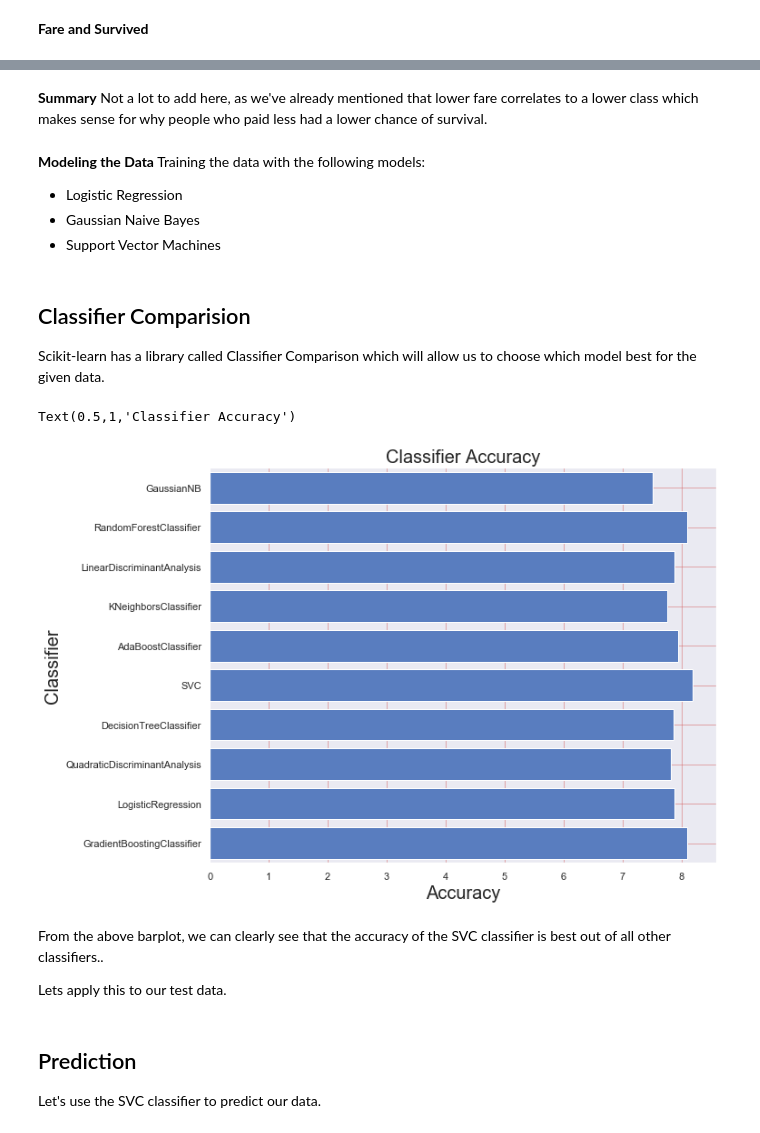
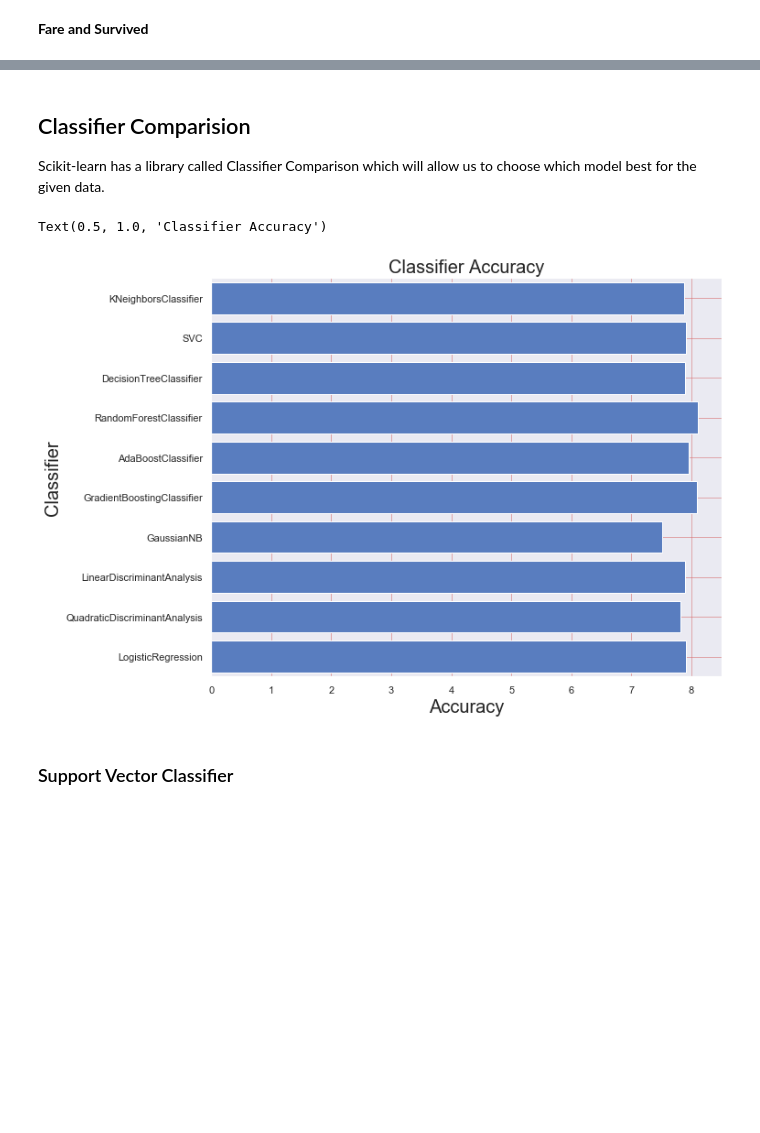
Before and after one commit to bouchara0303/titanicML, a Jupyter notebook: ML Project.ipynb, the cells around one changed output, grey strips where cells are left out. Cells and saved outputs as stored; diff of their text form; code cells hidden in the pictures; blank space fills up the shorter version.

Commit message:
made predictions

```diff
--- a/ML Project.ipynb
+++ b/ML Project.ipynb
@@ -20,8 +9,8 @@ import matplotlib.pyplot as plt
 import seaborn as sns
 %matplotlib inline
 #import train and test data.
-train=pd.read_csv('train.csv')
-test=pd.read_csv('test.csv')
+train=pd.read_csv('data/train.csv')
+test=pd.read_csv('data/test.csv')
 name=train.Name
 train.head()
 # %% [output]
@@ -334,15 +366,3 @@ Text(0.5,0,'Fare')
-# %% [markdown]
-**Summary**
-Not a lot to add here, as we've already mentioned that lower fare correlates to a lower class which makes sense for why people who paid less had a lower chance of survival.
-# %% [markdown]
-**Modeling the Data**
-Training the data with the following models:
-- Logistic Regression
-- Gaussian Naive Bayes
-- Support Vector Machines
-# %%
-X=train.drop('Survived',axis=1)
-y=train['Survived'].astype(int)
 # %% [markdown]
 <h2>Classifier Comparision</h2>
 
@@ -350,7 +370,7 @@ Scikit-learn has a library called Classifier Comparison  which will allow us to
 # %%
 import matplotlib.pyplot as plt
 import seaborn as sns
-from sklearn.model_selection import StratifiedShuffleSplit
+from sklearn.model_selection import StratifiedShuffleSplit, train_test_split, GridSearchCV
 from sklearn.metrics import accuracy_score, log_loss
 from sklearn.neighbors import KNeighborsClassifier
 from sklearn.svm import SVC
@@ -363,7 +383,7 @@ from sklearn.discriminant_analysis import LinearDiscriminantAnalysis, QuadraticD
 
 classifiers = [
     KNeighborsClassifier(3),
-    SVC(probability=True),
+    SVC(probability=True, gamma="auto"),
     DecisionTreeClassifier(),
     RandomForestClassifier(n_estimators=100, max_features=3),
     AdaBoostClassifier(),
@@ -371,16 +391,13 @@ classifiers = [
     GaussianNB(),
     LinearDiscriminantAnalysis(),
     QuadraticDiscriminantAnalysis(),
-    LogisticRegression()]
+    LogisticRegression(solver="lbfgs")]
 
 
 
 log_cols = ["Classifier", "Accuracy"]
 log= pd.DataFrame(columns=log_cols)
 # %%
-from sklearn.metrics import accuracy_score
-from sklearn.model_selection import train_test_split
-
 sss = StratifiedShuffleSplit(n_splits=10, test_size=0.3, random_state=0)
 acc_dict = {}
 
@@ -392,9 +409,9 @@ for train_index, test_index in sss.split(X, y):
     for clf in classifiers:
         name = clf.__class__.__name__
 
-        clf.fit(X_train,y_train)
+        clf.fit(X_train,y_train.values.ravel())
         predict=clf.predict(X_test)
-        acc=accuracy_score(y_test,predict)
+        acc=accuracy_score(y_test,predict,normalize=True)
         if name in acc_dict:
             acc_dict[name]+=acc
         else:
@@ -402,23 +419,17 @@ for train_index, test_index in sss.split(X, y):
 # %%
 log['Classifier']=acc_dict.keys()
 log['Accuracy']=acc_dict.values()
-log.set_index([[0,1,2,3,4,5,6,7,8,9]])
+log.set_index([[0.0,0.1,0.2,0.3,0.4,0.5,0.6,0.7,0.8,0.9]])
 %matplotlib inline
 sns.set_color_codes("muted")
 ax=plt.subplots(figsize=(10,8))
 ax=sns.barplot(y='Classifier',x='Accuracy',data=log,color='b')
 ax.set_xlabel('Accuracy',fontsize=20)
 plt.ylabel('Classifier',fontsize=20)
 plt.grid(color='r', linestyle='-', linewidth=0.5)
 plt.title('Classifier Accuracy',fontsize=20)
 # %% [output]
-Text(0.5,1,'Classifier Accuracy')
+Text(0.5, 1.0, 'Classifier Accuracy')
-[figure, old version]
+[figure, new version]
-# %% [markdown]
-From the above barplot, we can clearly see that the accuracy of the SVC classifier is best out of all other classifiers..
-
-Lets apply this to our test data.
-# %% [markdown]
-<h2>Prediction</h2>
-
-Let's use the SVC classifier to predict our data.
+# %% [markdown]
+<h3>Support Vector Classifier</h3>
```
Also changed, not shown: parts of 56 cells of this notebook, 1 other file.
